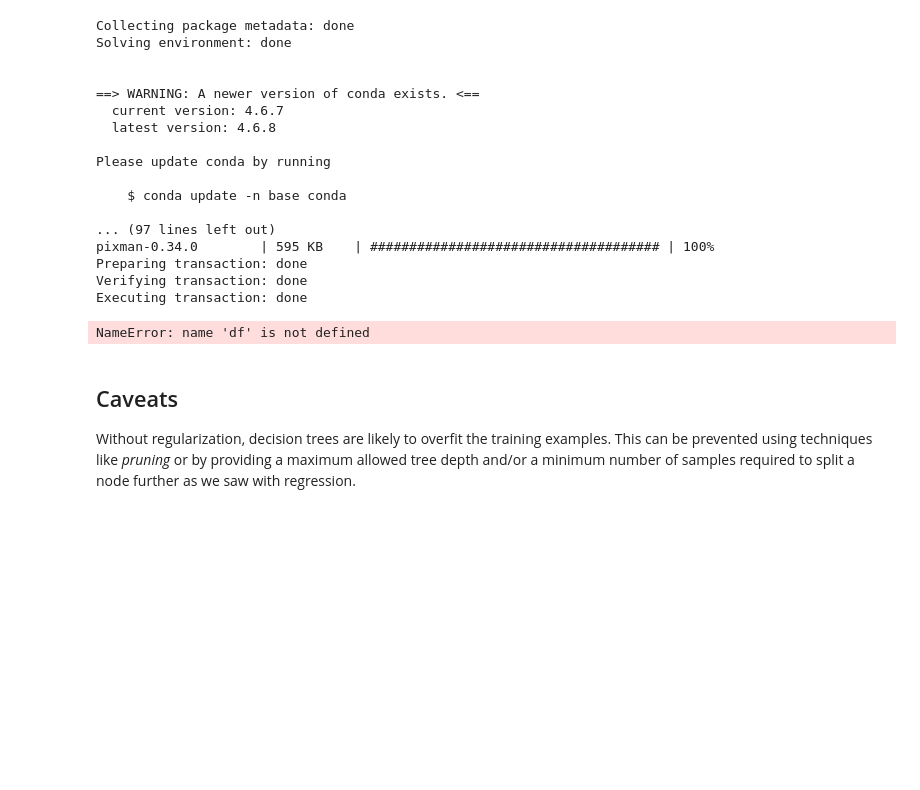
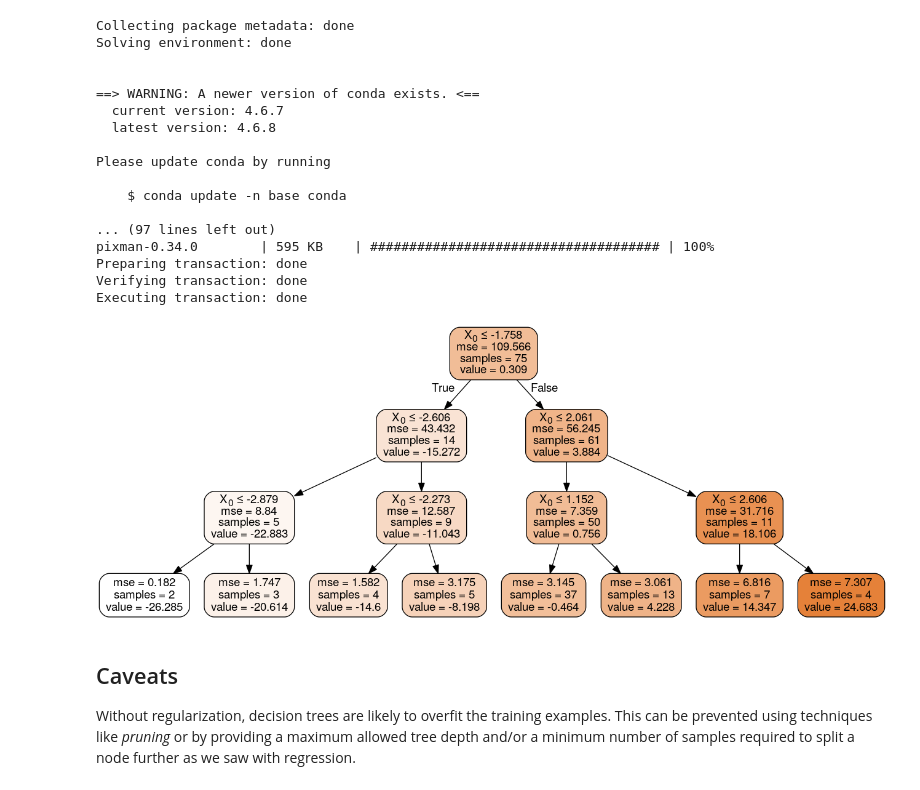
Before and after one commit to Rimab55/dsc-3-31-09-regression-cart-trees-codealong-nyc-ds-career-012819, a Jupyter notebook: index.ipynb, the cells around one changed output. Saved outputs shown, nothing was run; the diff lists cells and outputs as text; code cells hidden in the pictures; blank space fills up the shorter version.

```diff
--- a/index.ipynb
+++ b/index.ipynb
@@ -281,15 +281,15 @@ Executing transaction: done
 # %%
 # Visualize the decision tree using graph viz library
 from sklearn.externals.six import StringIO
 from IPython.display import Image
 from sklearn.tree import export_graphviz
 import pydotplus
 dot_data = StringIO()
-export_graphviz(regressor, feature_names=df.columns, out_file=dot_data, filled=True, rounded=True,special_characters=True)
+export_graphviz(regressor, out_file=dot_data, filled=True, rounded=True,special_characters=True)
 graph = pydotplus.graph_from_dot_data(dot_data.getvalue())
 Image(graph.create_png())
 # %% [output]
-NameError: name 'df' is not defined
+[figure, added]
 # %% [markdown]
 ## Caveats
 
```
